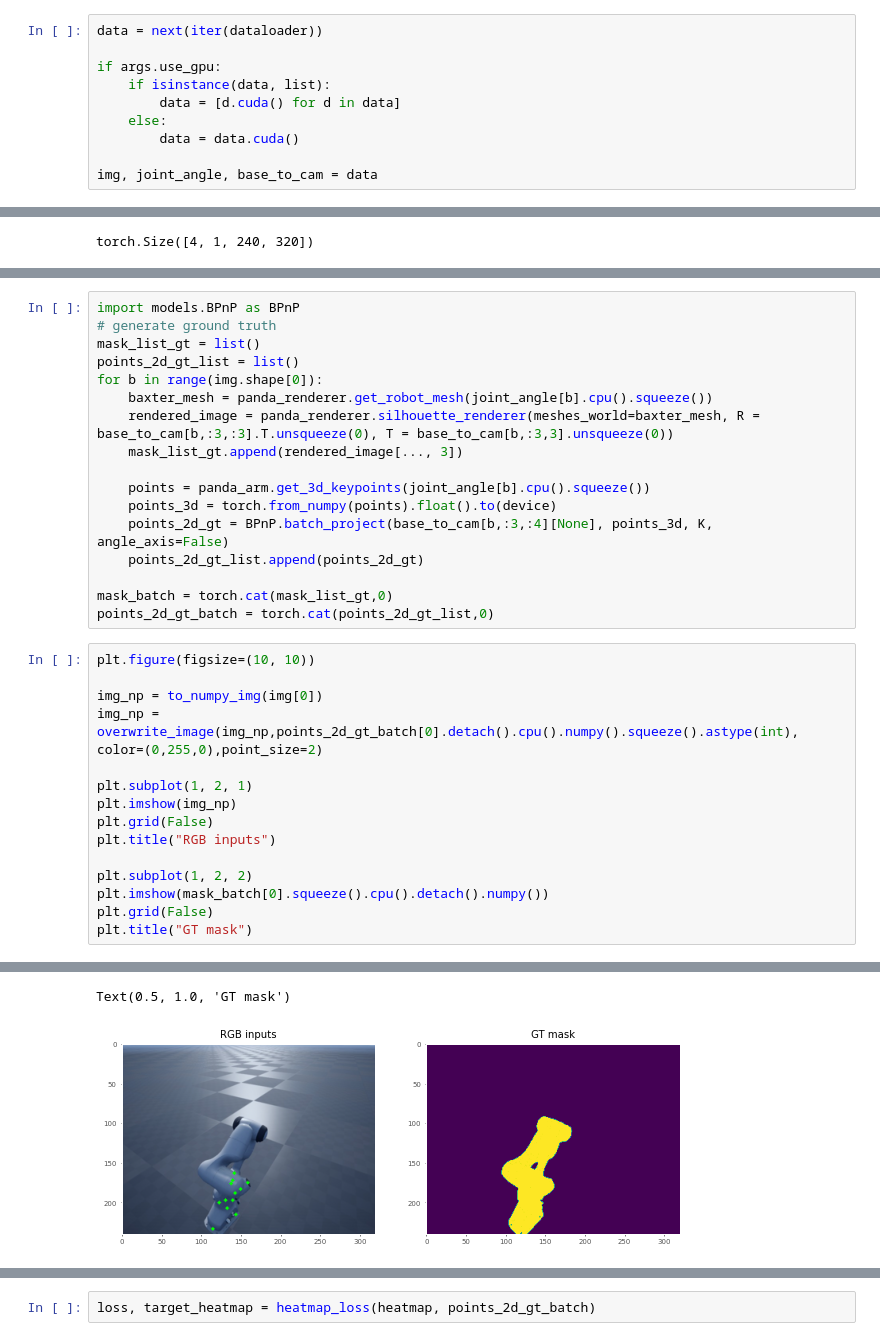
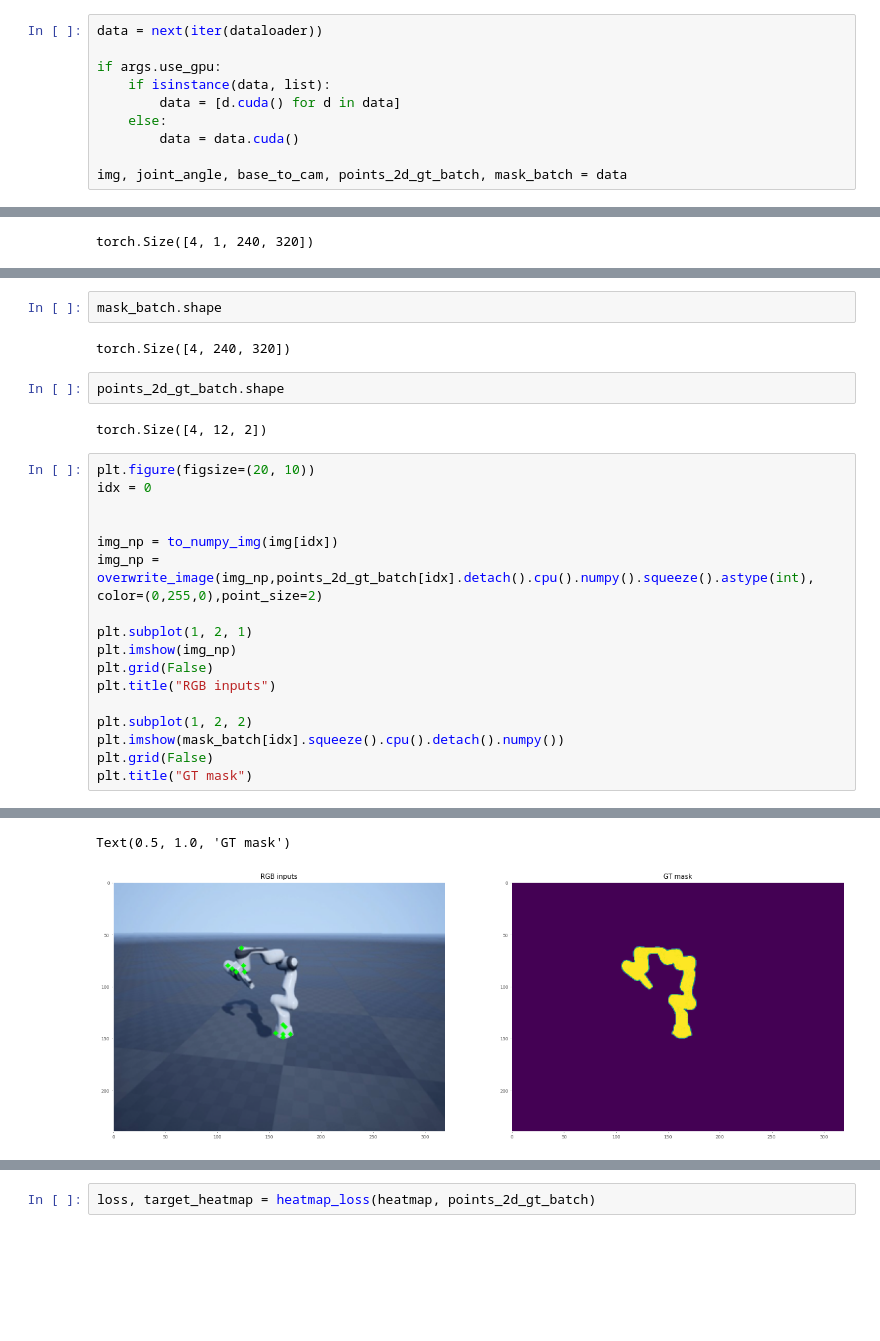
Before and after one commit to jingpeilu/CtRNet-robot-pose-estimation, a Jupyter notebook: pretrain/dev.ipynb, the cells around one changed output, grey strips where cells are left out. Saved outputs shown, nothing was run; the diff lists cells and outputs as text; blank space fills up the shorter version.

```diff
--- a/pretrain/dev.ipynb
+++ b/pretrain/dev.ipynb
@@ -180,7 +194,7 @@ if args.use_gpu:
     else:
         data = data.cuda()
 
-img, joint_angle, base_to_cam = data
+img, joint_angle, base_to_cam, points_2d_gt_batch, mask_batch = data
 # %%
 heatmap, segmentation = keypoint_seg_predictor(img)
 heatmap.shape
@@ -218,36 +207,29 @@ panda_renderer = RobotMeshRenderer(
-# %%
-import models.BPnP as BPnP
-# generate ground truth
-mask_list_gt = list()
-points_2d_gt_list = list()
-for b in range(img.shape[0]):
-    baxter_mesh = panda_renderer.get_robot_mesh(joint_angle[b].cpu().squeeze())
-    rendered_image = panda_renderer.silhouette_renderer(meshes_world=baxter_mesh, R = base_to_cam[b,:3,:3].T.unsqueeze(0), T = base_to_cam[b,:3,3].unsqueeze(0))
-    mask_list_gt.append(rendered_image[..., 3])
-
-    points = panda_arm.get_3d_keypoints(joint_angle[b].cpu().squeeze())
-    points_3d = torch.from_numpy(points).float().to(device)
-    points_2d_gt = BPnP.batch_project(base_to_cam[b,:3,:4][None], points_3d, K, angle_axis=False)
-    points_2d_gt_list.append(points_2d_gt)
-
-mask_batch = torch.cat(mask_list_gt,0)
-points_2d_gt_batch = torch.cat(points_2d_gt_list,0)
+# %%
+mask_batch.shape
+# %% [output]
+torch.Size([4, 240, 320])
+# %%
+points_2d_gt_batch.shape
+# %% [output]
+torch.Size([4, 12, 2])
 # %%
-plt.figure(figsize=(10, 10))
+plt.figure(figsize=(20, 10))
+idx = 0
 
-img_np = to_numpy_img(img[0])
-img_np = overwrite_image(img_np,points_2d_gt_batch[0].detach().cpu().numpy().squeeze().astype(int), color=(0,255,0),point_size=2)
+
+img_np = to_numpy_img(img[idx])
+img_np = overwrite_image(img_np,points_2d_gt_batch[idx].detach().cpu().numpy().squeeze().astype(int), color=(0,255,0),point_size=2)
 
 plt.subplot(1, 2, 1)
 plt.imshow(img_np)
 plt.grid(False)
 plt.title("RGB inputs")
 
 plt.subplot(1, 2, 2)
-plt.imshow(mask_batch[0].squeeze().cpu().detach().numpy())
+plt.imshow(mask_batch[idx].squeeze().cpu().detach().numpy())
 plt.grid(False)
 plt.title("GT mask")
 # %% [output]
 Clipping input data to the valid range for imshow with RGB data ([0..1] for floats or [0..255] for integers).
 Text(0.5, 1.0, 'GT mask')
-[figure, old version]
+[figure, new version]
```
Also changed, not shown: parts of 15 cells of this notebook, 4 other files.
